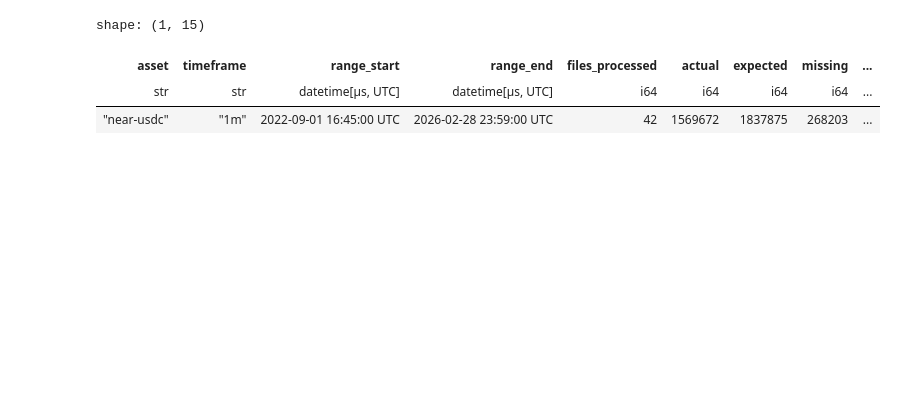
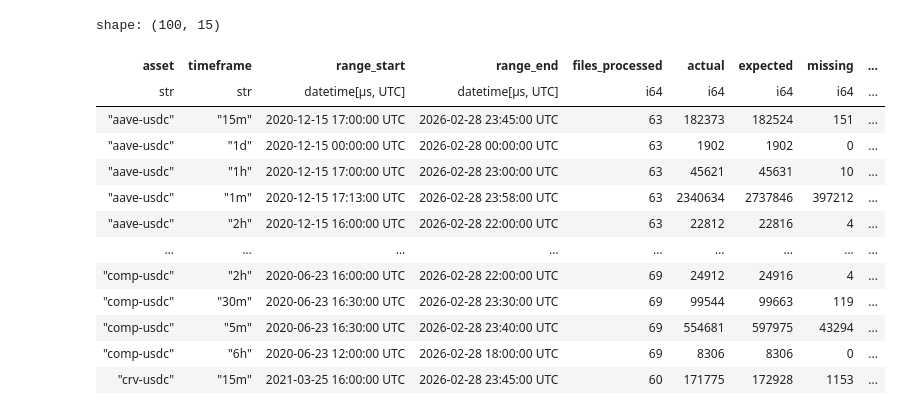
Before and after one commit to Zoltesh/mad_money, a Jupyter notebook: src/main.ipynb, the cells around one changed output. Drawn from its saved outputs; the diff is of its cells as text; code cells hidden in the pictures; blank space fills up the shorter version.

```diff
--- a/src/main.ipynb
+++ b/src/main.ipynb
@@ -10,16 +10,26 @@ base_path = Path("../data/coinbase/ohlcv")
 # %%
 report = build_ohlcv_sparsity_report(
     base_path=base_path,
-    assets=["near-usdc"],
+    # assets=["near-usdc"],
 )
 # %%
 filtered_report = report.filter(
-    pl.col("sparsity") > 0.1,
+    pl.col("availability") > 0.8
 )
 filtered_report.head(100)
 # %% [output]
-shape: (1, 15)
+shape: (100, 15)
 | asset | timeframe | range_start | range_end | files_processed | actual | expected | missing | ... |
 | str | str | datetime[μs, UTC] | datetime[μs, UTC] | i64 | i64 | i64 | i64 | ... |
-| "near-usdc" | "1m" | 2022-09-01 16:45:00 UTC | 2026-02-28 23:59:00 UTC | 42 | 1569672 | 1837875 | 268203 | ... |
+| "aave-usdc" | "15m" | 2020-12-15 17:00:00 UTC | 2026-02-28 23:45:00 UTC | 63 | 182373 | 182524 | 151 | ... |
+| "aave-usdc" | "1d" | 2020-12-15 00:00:00 UTC | 2026-02-28 00:00:00 UTC | 63 | 1902 | 1902 | 0 | ... |
+| "aave-usdc" | "1h" | 2020-12-15 17:00:00 UTC | 2026-02-28 23:00:00 UTC | 63 | 45621 | 45631 | 10 | ... |
+| "aave-usdc" | "1m" | 2020-12-15 17:13:00 UTC | 2026-02-28 23:58:00 UTC | 63 | 2340634 | 2737846 | 397212 | ... |
+| "aave-usdc" | "2h" | 2020-12-15 16:00:00 UTC | 2026-02-28 22:00:00 UTC | 63 | 22812 | 22816 | 4 | ... |
+| … | … | … | … | … | … | … | … | ... |
+| "comp-usdc" | "2h" | 2020-06-23 16:00:00 UTC | 2026-02-28 22:00:00 UTC | 69 | 24912 | 24916 | 4 | ... |
+| "comp-usdc" | "30m" | 2020-06-23 16:30:00 UTC | 2026-02-28 23:30:00 UTC | 69 | 99544 | 99663 | 119 | ... |
+| "comp-usdc" | "5m" | 2020-06-23 16:30:00 UTC | 2026-02-28 23:40:00 UTC | 69 | 554681 | 597975 | 43294 | ... |
+| "comp-usdc" | "6h" | 2020-06-23 12:00:00 UTC | 2026-02-28 18:00:00 UTC | 69 | 8306 | 8306 | 0 | ... |
+| "crv-usdc" | "15m" | 2021-03-25 16:00:00 UTC | 2026-02-28 23:45:00 UTC | 60 | 171775 | 172928 | 1153 | ... |
 # %%
```
Also changed, not shown: parts of 2 cells of this notebook, 2 other files.
